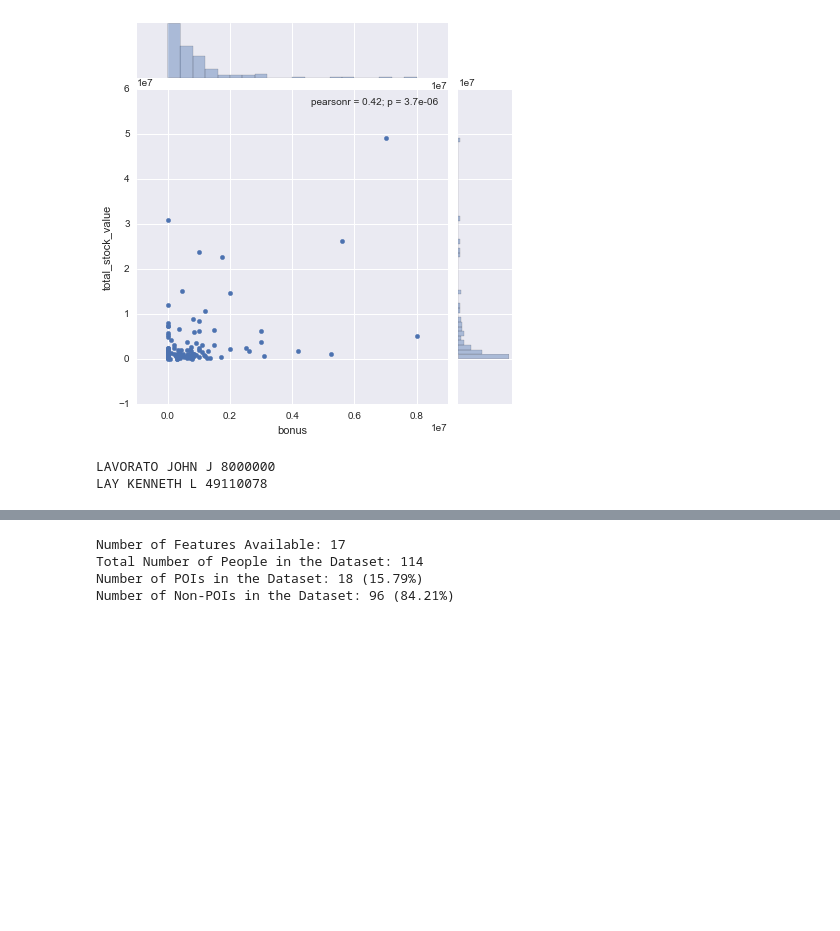
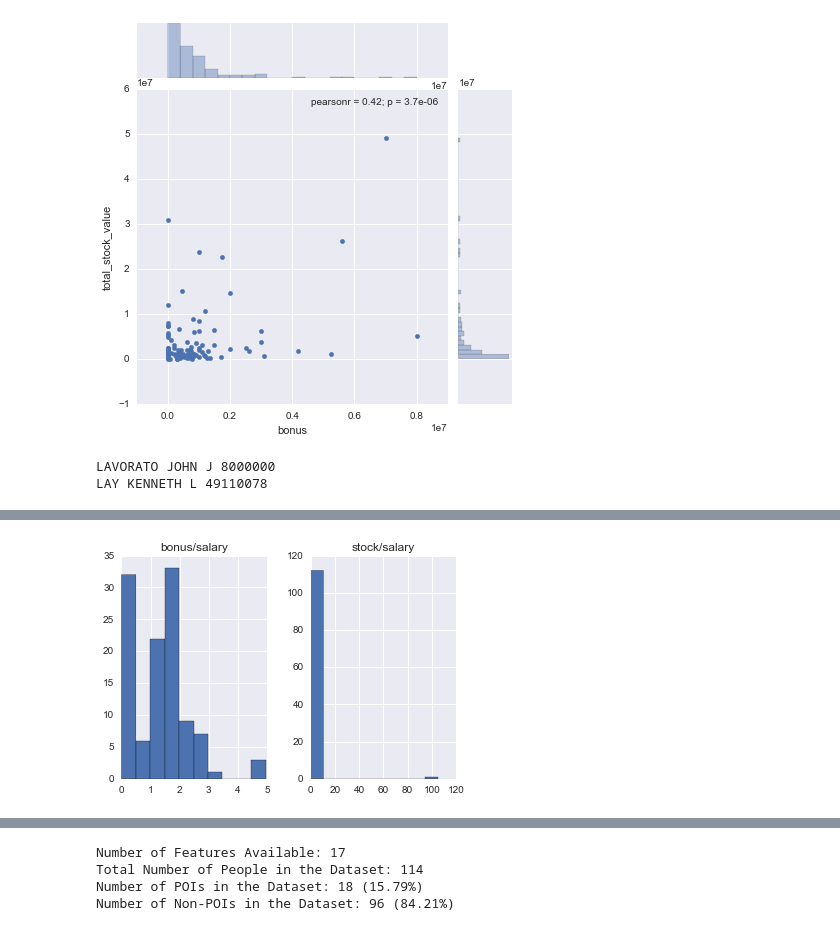
Before and after one commit to LayneNewhouse/Machine-Learning, a Jupyter notebook: Project5.ipynb, the cells around one changed output, grey strips where cells are left out. Cells and saved outputs as stored; diff of their text form; code cells hidden in the pictures; blank space fills up the shorter version.

```diff
--- a/Project5.ipynb
+++ b/Project5.ipynb
@@ -289,0 +334,4 @@ During my first few iterations of this project I had left the data as is but aft
+# %%
+added_ff_sqrt.hist();
+# %% [output]
+[figure, added]
```
Also changed, not shown: parts of 16 cells of this notebook.
